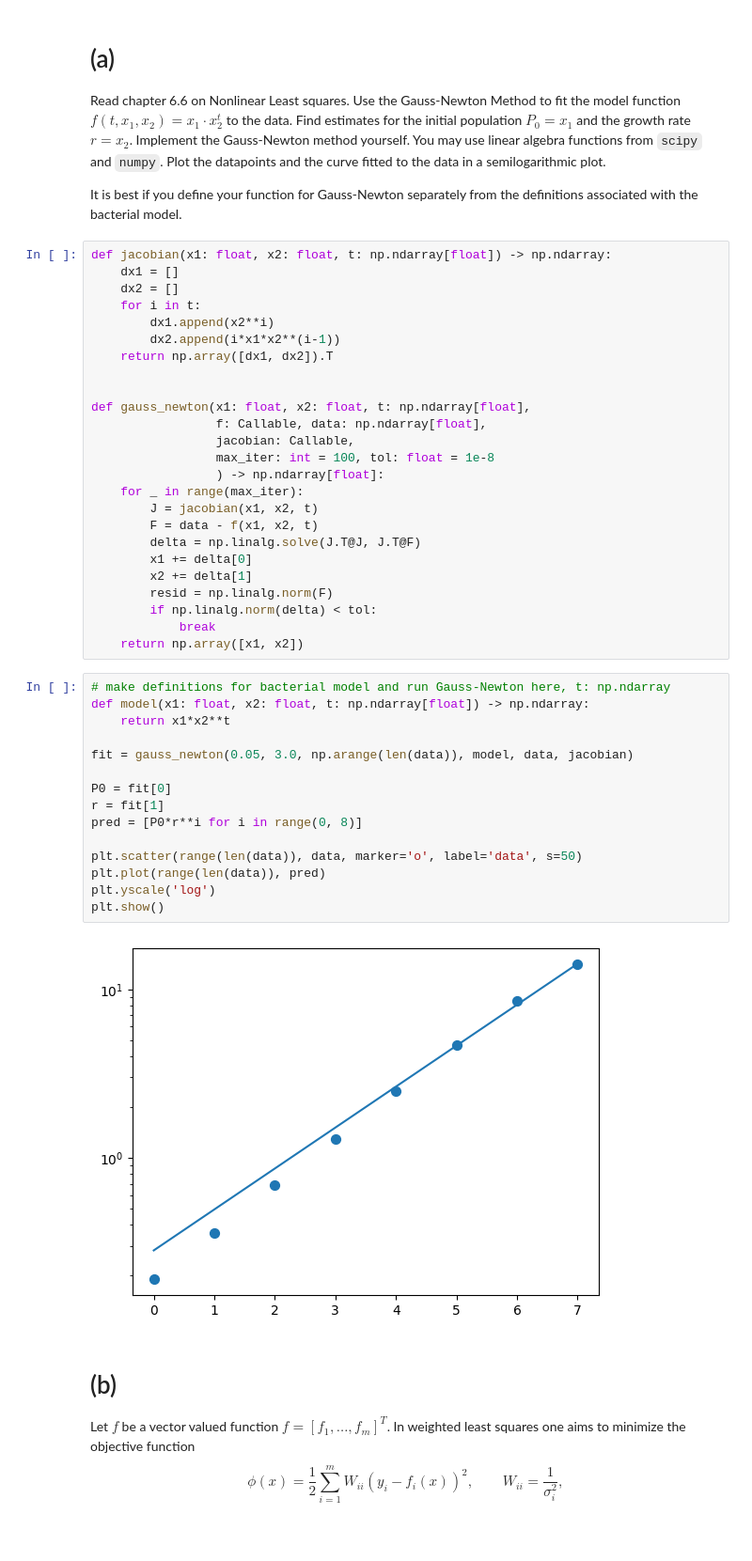
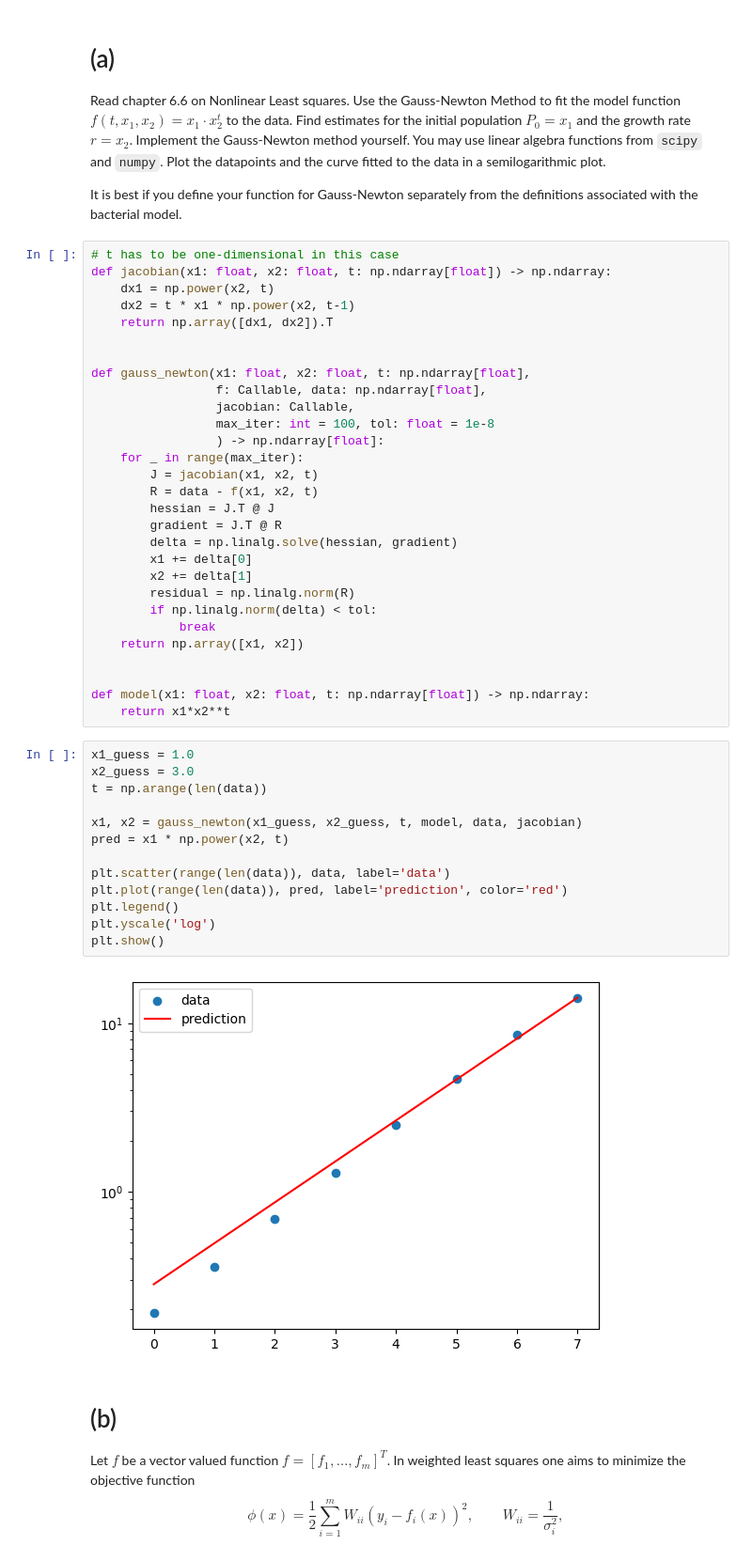
Before and after one commit to jonas4climate/na-assignment1, a Jupyter notebook: hw5_2023.ipynb, the cells around one changed output. Shown at 94% size. Saved outputs shown, nothing was run; the diff lists cells and outputs as text.

```diff
--- a/hw5_2023.ipynb
+++ b/hw5_2023.ipynb
@@ -32,12 +32,10 @@ Read chapter 6.6 on Nonlinear Least squares. Use the Gauss-Newton Method to fit
 
 It is best if you define your function for Gauss-Newton separately from the definitions associated with the bacterial model.
 # %%
+# t has to be one-dimensional in this case
 def jacobian(x1: float, x2: float, t: np.ndarray[float]) -> np.ndarray:
-    dx1 = []
-    dx2 = []
-    for i in t:
-        dx1.append(x2**i)
-        dx2.append(i*x1*x2**(i-1))
+    dx1 = np.power(x2, t)
+    dx2 = t * x1 * np.power(x2, t-1)
     return np.array([dx1, dx2]).T
 
 
@@ -48,31 +46,35 @@ def gauss_newton(x1: float, x2: float, t: np.ndarray[float],
                  ) -> np.ndarray[float]:
     for _ in range(max_iter):
         J = jacobian(x1, x2, t)
-        F = data - f(x1, x2, t)
-        delta = np.linalg.solve(J.T@J, J.T@F)
+        R = data - f(x1, x2, t)
+        hessian = J.T @ J
+        gradient = J.T @ R
+        delta = np.linalg.solve(hessian, gradient)
         x1 += delta[0]
         x2 += delta[1]
-        resid = np.linalg.norm(F)
+        residual = np.linalg.norm(R)
         if np.linalg.norm(delta) < tol:
             break
     return np.array([x1, x2])
+
+
+def model(x1: float, x2: float, t: np.ndarray[float]) -> np.ndarray:
+    return x1*x2**t
 # %%
-# make definitions for bacterial model and run Gauss-Newton here, t: np.ndarray
-def model(x1: float, x2: float, t: np.ndarray[float]) -> np.ndarray:
-    return x1*x2**t
+x1_guess = 1.0
+x2_guess = 3.0
+t = np.arange(len(data))
 
-fit = gauss_newton(0.05, 3.0, np.arange(len(data)), model, data, jacobian)
+x1, x2 = gauss_newton(x1_guess, x2_guess, t, model, data, jacobian)
+pred = x1 * np.power(x2, t)
 
-P0 = fit[0]
-r = fit[1]
-pred = [P0*r**i for i in range(0, 8)]
-
-plt.scatter(range(len(data)), data, marker='o', label='data', s=50)
-plt.plot(range(len(data)), pred)
+plt.scatter(range(len(data)), data, label='data')
+plt.plot(range(len(data)), pred, label='prediction', color='red')
+plt.legend()
 plt.yscale('log')
 plt.show()
 # %% [output]
-[figure, old version]
+[figure, new version]
 # %% [markdown]
 # (b)
 Let $f$ be a vector valued function $f = [ f_1, \ldots, f_m ]^T$. In weighted least squares one aims to minimize the objective function
```
Also changed, not shown: parts of 4 cells of this notebook.
